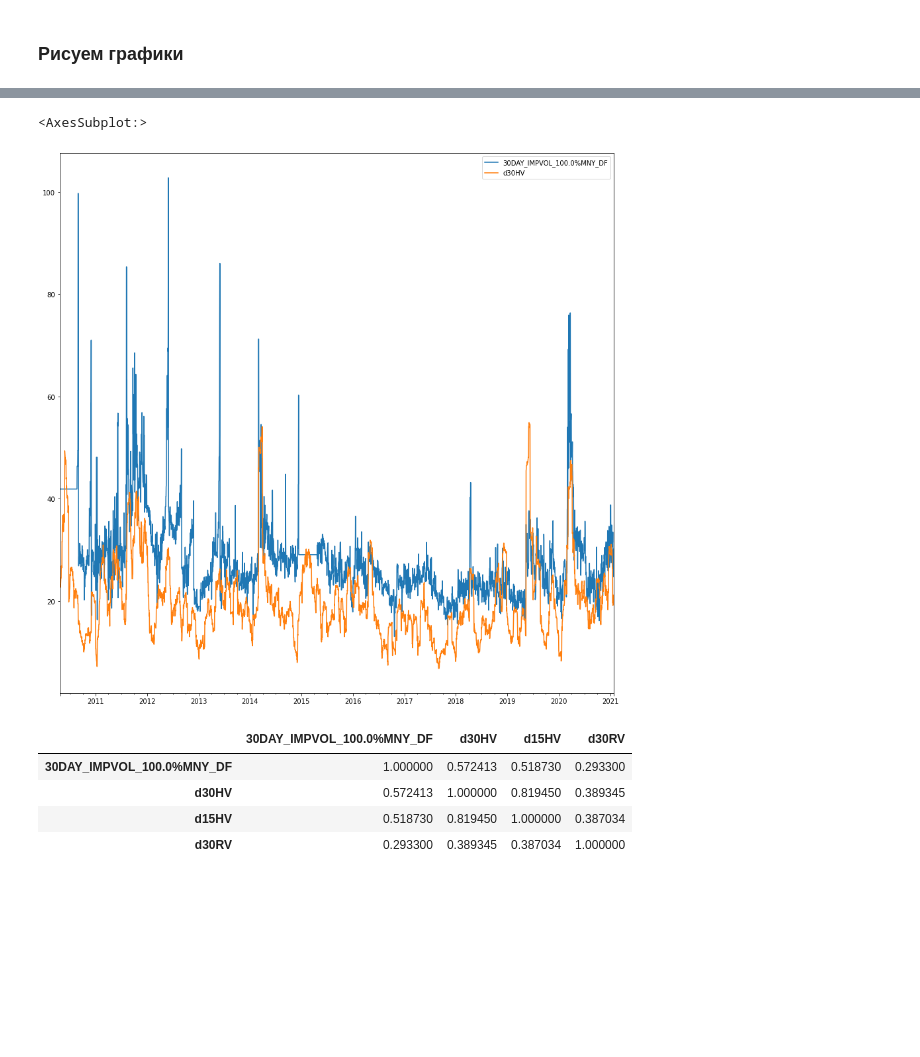
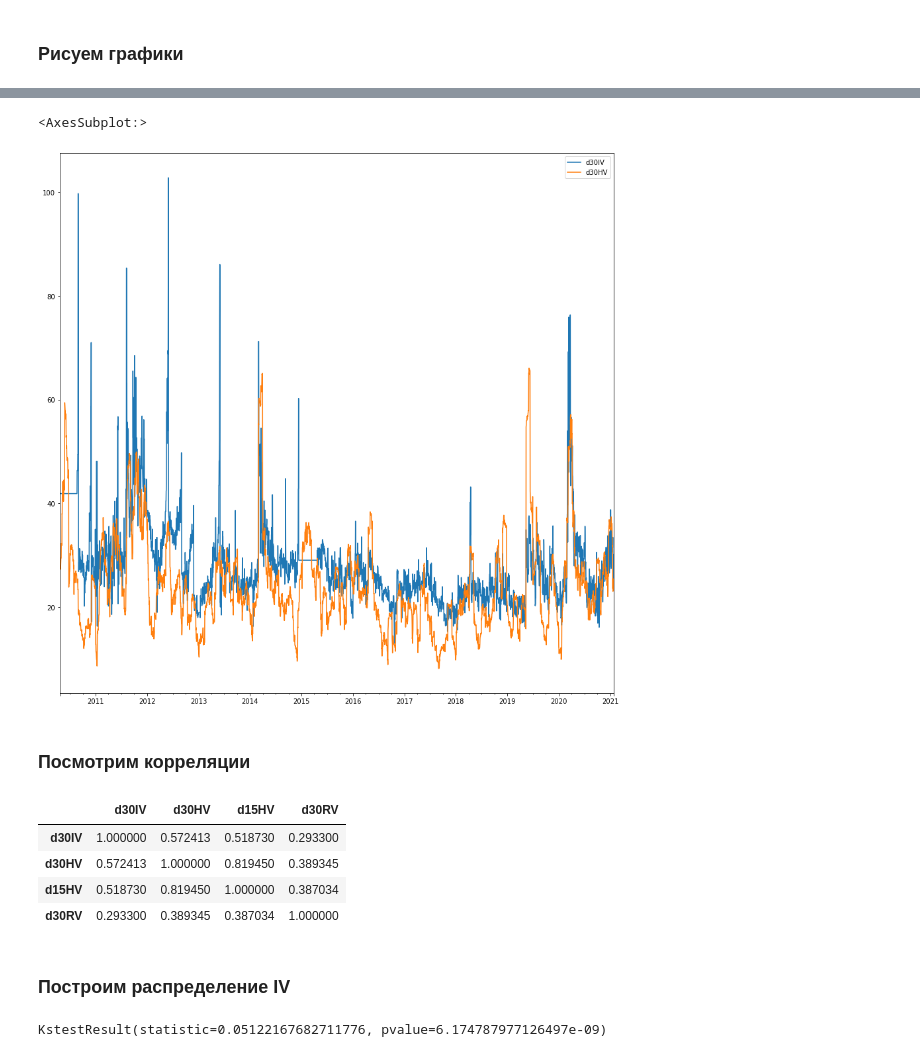
Before and after one commit to Drakon5999/opts_volatility_analyse, a Jupyter notebook: experiments.ipynb, the cells around one changed output, grey strips where cells are left out. Saved outputs shown, nothing was run; the diff lists cells and outputs as text; code cells hidden in the pictures; blank space fills up the shorter version.

Commit message:
changes distr

```diff
--- a/experiments.ipynb
+++ b/experiments.ipynb
@@ -23,6 +20,7 @@ df = pd.DataFrame.from_dict(vea_res)
 index = pd.date_range(df['date'].values[0], df['date'].values[-1])
 df.index = pd.to_datetime(df['date'])
 df.drop(columns=['date'], inplace=True)
+df.rename(columns={'30DAY_IMPVOL_100.0%MNY_DF':'d30IV'}, inplace=True)
 df = df.reindex(index=index, method='nearest')
 # %%
 dfnona = df.fillna(method='bfill')
@@ -36,14 +34,14 @@ def f(x):
 
 changes = dfnonashft.apply(f, axis=1).values
 # %%
-dfnona = dfnona.drop(dfnona.index[0])
+dfnona = dfnonaf.drop(dfnonaf.index[0])
 # %% [markdown]
 ### Посчитаем HV с n-дневним окном
 # %%
 def calc_hv(changes, n_days):
     n = n_days - 1 # между 30 днями 29 изменений цены
     ch = rolling_window(changes, n)
-    dHV = np.sqrt(np.sum((ch - ch.mean(axis=1).reshape(ch.shape[0], 1)) ** 2, axis=1)/(n-1) * 252) * 100
+    dHV = np.sqrt(np.sum((ch - ch.mean(axis=1).reshape(ch.shape[0], 1)) ** 2, axis=1)/(n-1) * 365) * 100
     dHV = np.insert(dHV, 0, np.zeros(n-1))
     return dHV
 # %%
@@ -55,7 +53,7 @@ dfnona['d15HV'] = calc_hv(changes, 15)
 def calc_rv(changes, n_days):
     n = n_days - 1 # между 30 днями 29 изменений цены
     ch = rolling_window(changes, n)
-    dRV = np.sqrt(np.sum(ch ** 2, axis=1)/(n-1) * 252) * 100
+    dRV = np.sqrt(np.sum(ch ** 2, axis=1)/(n-1) * 365) * 100
     dRV = np.insert(dRV, dRV.shape[0], np.zeros(n-1))
     return dRV
 # %%
@@ -95,13 +73,23 @@ dfnona[['30DAY_IMPVOL_100.0%MNY_DF', 'd30RV']].plot(figsize=(15,15))
 # %%
-dfnona[['30DAY_IMPVOL_100.0%MNY_DF', 'd30HV']].plot(figsize=(15,15))
+dfnona[['d30IV', 'd30HV']].plot(figsize=(15,15))
 # %% [output]
 <AxesSubplot:>
-[figure, old version]
+[figure, new version]
+# %% [markdown]
+### Посмотрим корреляции
 # %%
-dfnona.drop(columns=['PX_LAST']).corr()
+dfnona.drop(columns=['PX_LAST']).corr(method='pearson')
 # %% [output]
-|  | 30DAY_IMPVOL_100.0%MNY_DF | d30HV | d15HV | d30RV |
-| 30DAY_IMPVOL_100.0%MNY_DF | 1.000000 | 0.572413 | 0.518730 | 0.293300 |
+|  | d30IV | d30HV | d15HV | d30RV |
+| d30IV | 1.000000 | 0.572413 | 0.518730 | 0.293300 |
 | d30HV | 0.572413 | 1.000000 | 0.819450 | 0.389345 |
 | d15HV | 0.518730 | 0.819450 | 1.000000 | 0.387034 |
 | d30RV | 0.293300 | 0.389345 | 0.387034 | 1.000000 |
+# %% [markdown]
+### Построим распределение IV
+# %%
+dfdna = df.dropna()
+distr = stats.lognorm(*stats.lognorm.fit(dfdna['d30IV'].values))
+stats.kstest(dfdna['d30IV'].values, lambda x: distr.cdf(x))
+# %% [output]
+KstestResult(statistic=0.05122167682711776, pvalue=6.174787977126497e-09)
```
Also changed, not shown: parts of 16 cells of this notebook.
